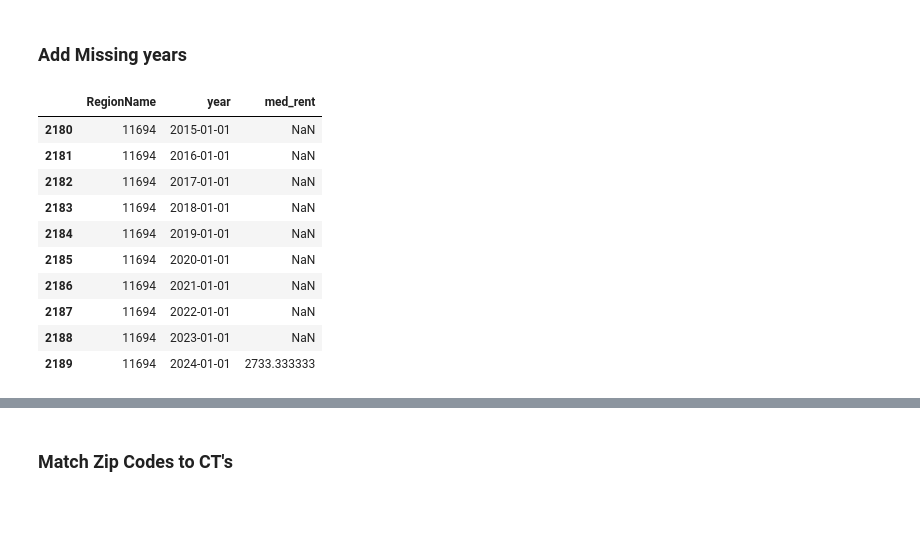
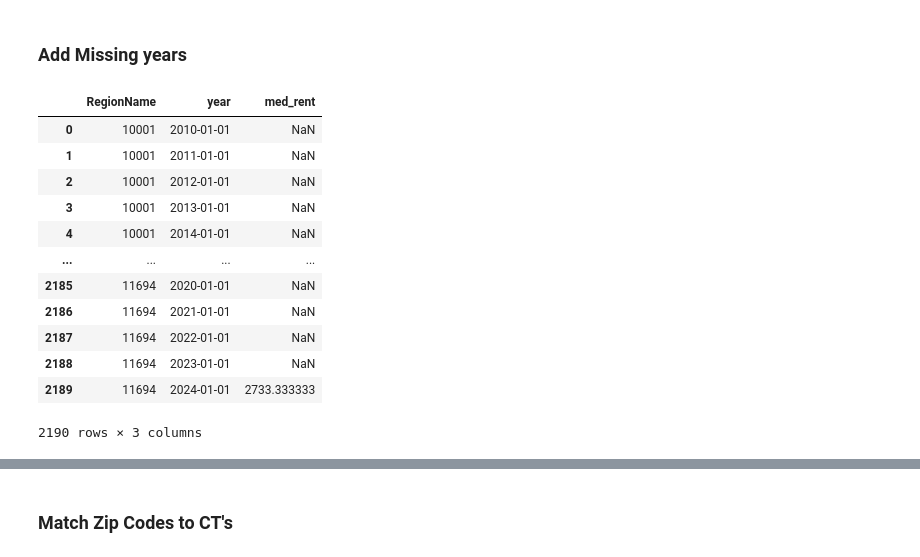
Before and after one commit to khyateed/forecasting-gentrification-nyc, a Jupyter notebook: zillow_data.ipynb, the cells around one changed output, grey strips where cells are left out. Cells and saved outputs as stored; diff of their text form; code cells hidden in the pictures; blank space fills up the shorter version.

```diff
--- a/zillow_data.ipynb
+++ b/zillow_data.ipynb
@@ -21,19 +22,22 @@ df['year'] = pd.to_datetime(df['year'].astype(str))
 # %%
 # expand date range to 2010
 
 full_date_range = pd.date_range(start='2010-01-01', end='2024-01-01', freq='YS')
 more_yrs = df.groupby('RegionName')[['year','med_rent']].apply(lambda x: x.set_index('year').reindex(full_date_range))
 more_yrs = more_yrs.reset_index().rename(columns={'level_1':'year'})
-more_yrs[-10:]
+more_yrs = more_yrs.sort_values(['RegionName','year'])
+more_yrs
 # %% [output]
 |  | RegionName | year | med_rent |
-| 2180 | 11694 | 2015-01-01 | NaN |
-| 2181 | 11694 | 2016-01-01 | NaN |
-| 2182 | 11694 | 2017-01-01 | NaN |
-| 2183 | 11694 | 2018-01-01 | NaN |
-| 2184 | 11694 | 2019-01-01 | NaN |
+| 0 | 10001 | 2010-01-01 | NaN |
+| 1 | 10001 | 2011-01-01 | NaN |
+| 2 | 10001 | 2012-01-01 | NaN |
+| 3 | 10001 | 2013-01-01 | NaN |
+| 4 | 10001 | 2014-01-01 | NaN |
+| ... | ... | ... | ... |
 | 2185 | 11694 | 2020-01-01 | NaN |
 | 2186 | 11694 | 2021-01-01 | NaN |
 | 2187 | 11694 | 2022-01-01 | NaN |
 | 2188 | 11694 | 2023-01-01 | NaN |
 | 2189 | 11694 | 2024-01-01 | 2733.333333 |
+2190 rows × 3 columns
```
Also changed, not shown: parts of 3 cells of this notebook.
